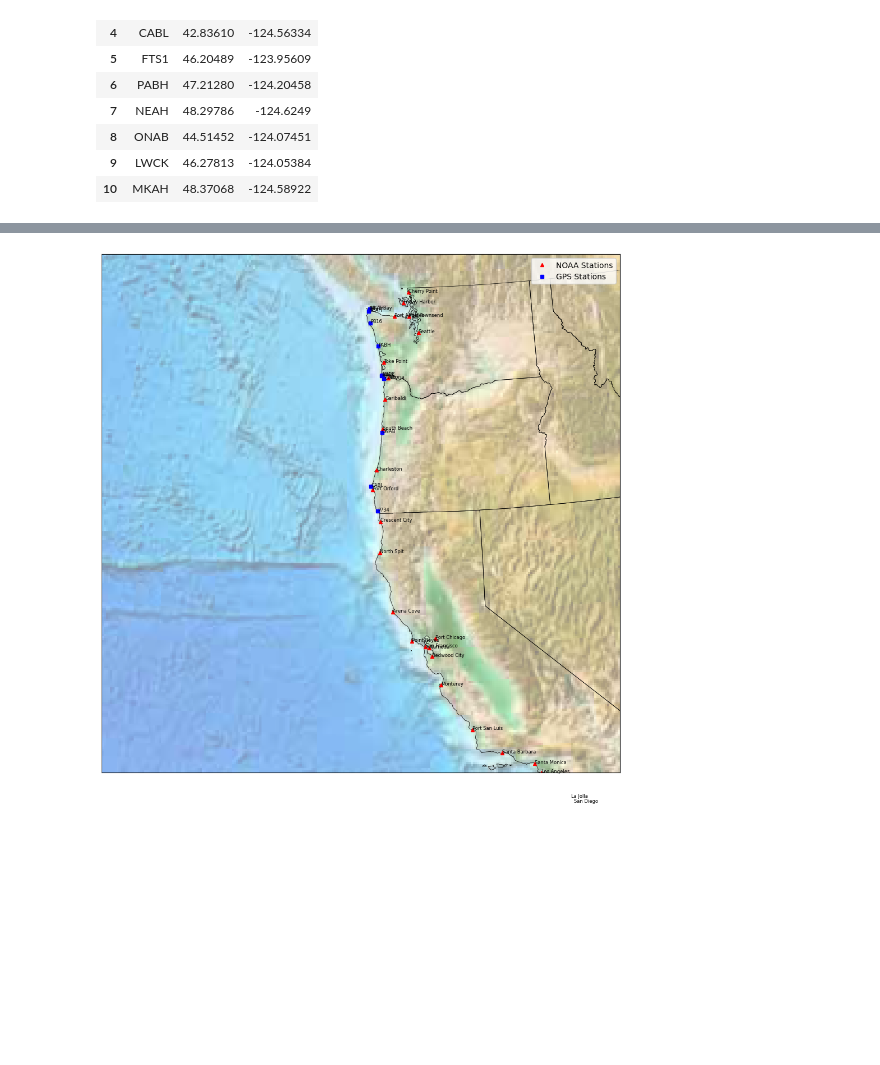
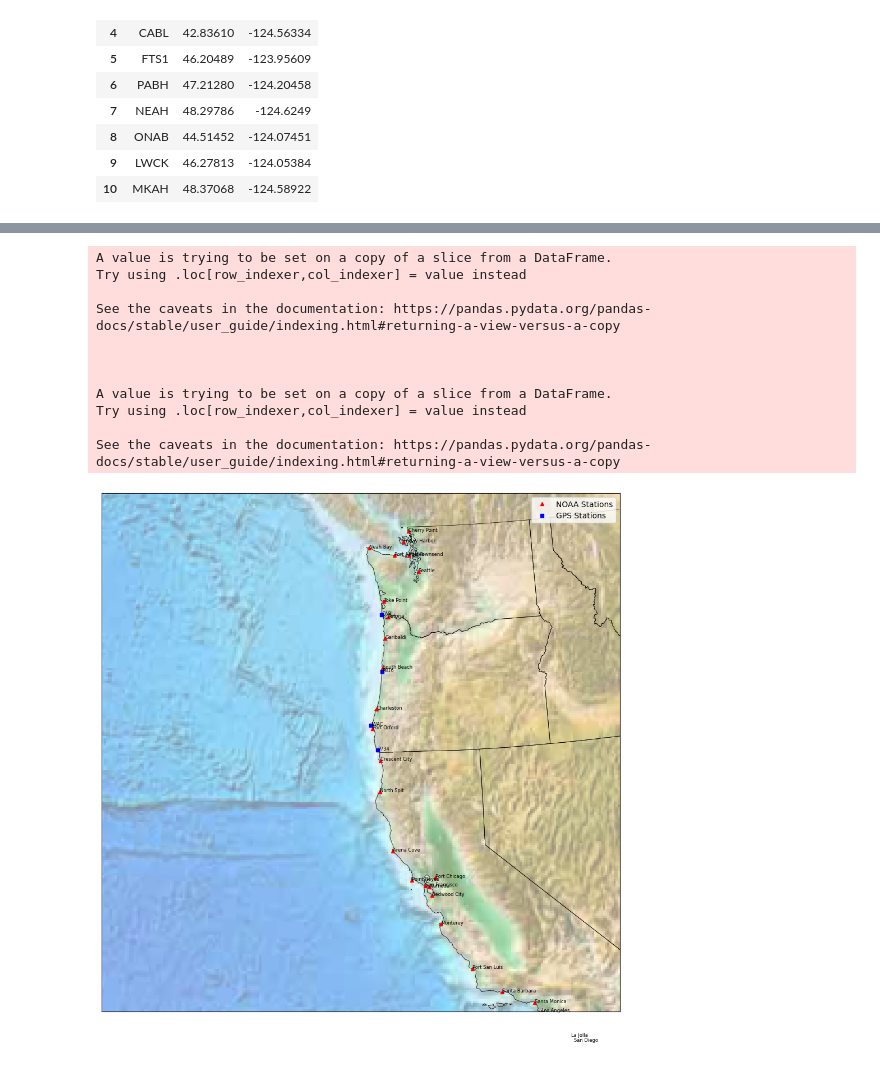
Before and after one commit to Benz-Poobua/Undergrad-Research-2, a Jupyter notebook: GPS-NOAA geodetic-climatic data.ipynb, the cells around one changed output, grey strips where cells are left out. Drawn from its saved outputs; the diff is of its cells as text; code cells hidden in the pictures; blank space fills up the shorter version.

```diff
--- a/GPS-NOAA geodetic-climatic data.ipynb
+++ b/GPS-NOAA geodetic-climatic data.ipynb
@@ -10,18 +10,25 @@ import plotly.graph_objects as go
 %matplotlib inline
 from mpl_toolkits.basemap import Basemap
 # %%
-P157_n = pd.read_csv('https://raw.githubusercontent.com/Benz-Poobua/Undergraduate-Research-2/main/P157_n.csv')
-P157_e = pd.read_csv('https://raw.githubusercontent.com/Benz-Poobua/Undergraduate-Research-2/main/P157_e.csv')
-P157_u = pd.read_csv('https://raw.githubusercontent.com/Benz-Poobua/Undergraduate-Research-2/main/P157_u.csv')
+P734_e = pd.read_csv('https://raw.githubusercontent.com/Benz-Poobua/Undergraduate-Research-2/main/GPS_e/P734_e.csv')
+CABL_e = pd.read_csv('https://raw.githubusercontent.com/Benz-Poobua/Undergraduate-Research-2/main/GPS_e/CABL_e.csv')
+LWCK_e = pd.read_csv('https://raw.githubusercontent.com/Benz-Poobua/Undergraduate-Research-2/main/GPS_e/LWCK_e.csv')
+ONAB_e = pd.read_csv('https://raw.githubusercontent.com/Benz-Poobua/Undergraduate-Research-2/main/GPS_e/ONAB_e.csv')
 # %%
-P157_n_filtered = P157_n[(P157_n['T'] > 2012) & (P157_n['T'] < 2014)]
-P157_e_filtered = P157_e[(P157_e['T'] > 2012) & (P157_e['T'] < 2014)]
-P157_u_filtered = P157_u[(P157_u['T'] > 2012) & (P157_u['T'] < 2014)]
+P734_e_filtered = P734_e[(P734_e['T'] > 2012) & (P734_e['T'] < 2014)]
+CABL_e_filtered = CABL_e[(CABL_e['T'] > 2012) & (CABL_e['T'] < 2014)]
+LWCK_e_filtered = LWCK_e[(LWCK_e['T'] > 2012) & (LWCK_e['T'] < 2014)]
+ONAB_e_filtered = ONAB_e[(ONAB_e['T'] > 2012) & (ONAB_e['T'] < 2014)]
 # %%
 # Plot the graph
-fig,ax=plt.subplots(3,1,figsize=(11,8),sharex=True)
-fig.suptitle('P157')
-ax[0].plot(P157_n_filtered['T'],P157_n_filtered['RESIDUALS']);ax[0].grid(True);ax[0].set_ylabel('North (mm)')
-ax[1].plot(P157_e_filtered['T'],P157_e_filtered['RESIDUALS']);ax[1].grid(True);ax[1].set_ylabel('East (mm)')
-ax[2].plot(P157_u_filtered['T'],P157_u_filtered['RESIDUALS']);ax[2].grid(True);ax[2].set_ylabel('Up (mm)')
-ax[2].set_xlabel('Time (years)')
+fig,ax=plt.subplots(4,1,figsize=(11,8),sharex=True)
+fig.suptitle('Curated GPS Stations in East motion [mm]')
+ax[0].plot(P734_e_filtered['T'],P734_e_filtered['RESIDUALS']);ax[0].grid(True);ax[0].set_ylabel('P734')
+ax[1].plot(CABL_e_filtered['T'],CABL_e_filtered['RESIDUALS']);ax[1].grid(True);ax[1].set_ylabel('CABL')
+ax[2].plot(LWCK_e_filtered['T'],LWCK_e_filtered['RESIDUALS']);ax[2].grid(True);ax[2].set_ylabel('LWCK')
+ax[3].plot(ONAB_e_filtered['T'],ONAB_e_filtered['RESIDUALS']);ax[3].grid(True);ax[3].set_ylabel('ONAB')
+ax[3].set_xlabel('Time (years)')
+# Set X-axis limit from 2012 to 2014
+for a in ax:
+    a.set_xlim(2012, 2014)
+plt.show()
@@ -45,3 +54,5 @@ GPS
 | 8 | ONAB | 44.51452 | -124.07451 |
 | 9 | LWCK | 46.27813 | -124.05384 |
 | 10 | MKAH | 48.37068 | -124.58922 |
+# %%
+GPS_curated = GPS.loc[(GPS.Station == 'P734') | (GPS.Station == 'CABL') | (GPS.Station == 'ONAB') | (GPS.Station == 'LWCK') ]
@@ -83,17 +102,25 @@ NOAA['Long'] = pd.to_numeric(NOAA['Long'], errors='coerce')
 GPS['Long'] = GPS['Long'].replace('\u200b\u200b', '', regex=True)
 GPS['Long'] = pd.to_numeric(GPS['Long'], errors='coerce')
 
+GPS_curated['Long'] = GPS['Long'].replace('\u200b\u200b', '', regex=True)
+GPS_curated['Long'] = pd.to_numeric(GPS['Long'], errors='coerce')
+
+
 # Drop rows with NaN values in Long or Lat
 NOAA = NOAA.dropna(subset=['Long', 'Lat'])
 GPS = GPS.dropna(subset=['Long', 'Lat'])
+GPS_curated = GPS_curated.dropna(subset=['Long', 'Lat'])
 
 # Extract latitude and longitude
 Lat_NOAA = NOAA['Lat']
 Long_NOAA = NOAA['Long']
 Lat_GPS = GPS['Lat']
 Long_GPS = GPS['Long']
+Lat_GPS_curated = GPS_curated['Lat']
+Long_GPS_curated = GPS_curated['Long']
 Name_NOAA = NOAA['Name']
 Name_GPS = GPS['Station']
+Name_GPS_curated = GPS_curated['Station']
 
 fig = plt.figure(figsize = (12, 12))
 m = Basemap(projection= 'lcc', resolution = None,
@@ -101,32 +128,44 @@ m = Basemap(projection= 'lcc', resolution = None,
             lat_0 = 42, lon_0 = -125)
 
 #draw_map(m)
 
 # Specify the correct path to the shapefile (replace 'path_to_directory' with the correct path)
 shapefile_path = '/Users/suphakornpoobua/Documents/GitHub/Undergraduate-Research-2/'
 
 # Add state boundaries
 m.readshapefile(shapefile_path + 'st99_d00', name='states', drawbounds=True)
 
 m.etopo(scale=1, alpha=0.5)
 
 # Map (Long, Lat) to (x, y) for plotting all points at once
 X, Y = m(Long_NOAA.values, Lat_NOAA.values)
-A, B = m(Long_GPS.values, Lat_GPS.values)
+#A, B = m(Long_GPS.values, Lat_GPS.values)
+A, B = m(Long_GPS_curated.values, Lat_GPS_curated.values)
 
 # Plot all points at once
 plt.plot(X, Y, '^', markersize=5, color='red', label='NOAA Stations')
 plt.plot(A, B, 's', markersize=5, color='blue', label='GPS Stations')
 
 # Add text labels for each point
 for x, y, name1 in zip(X, Y, Name_NOAA):
     plt.text(x, y, name1, fontsize=6)
 
 # Add text labels for each point
 for a, b, name2 in zip(A, B, Name_GPS):
     plt.text(a, b, name2, fontsize=6)
 
 plt.legend()
 plt.show()
 # %% [output]
+A value is trying to be set on a copy of a slice from a DataFrame.
+Try using .loc[row_indexer,col_indexer] = value instead
+
+See the caveats in the documentation: https://pandas.pydata.org/pandas-docs/stable/user_guide/indexing.html#returning-a-view-versus-a-copy
+
+
+
+A value is trying to be set on a copy of a slice from a DataFrame.
+Try using .loc[row_indexer,col_indexer] = value instead
+
+See the caveats in the documentation: https://pandas.pydata.org/pandas-docs/stable/user_guide/indexing.html#returning-a-view-versus-a-copy
-[figure, old version]
+[figure, new version]
```
Also changed, not shown: parts of 2 cells of this notebook.
